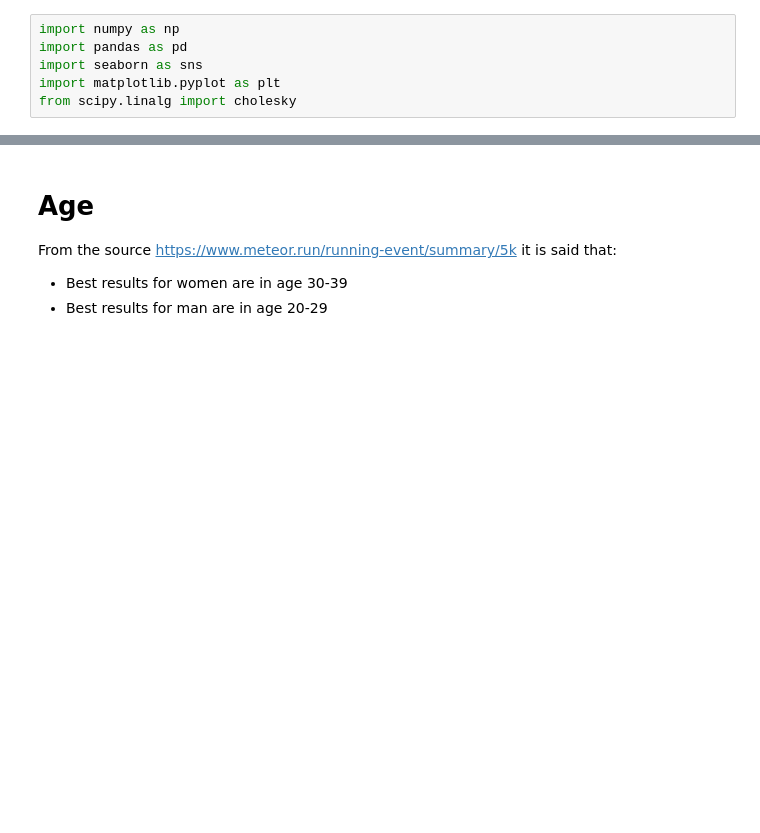
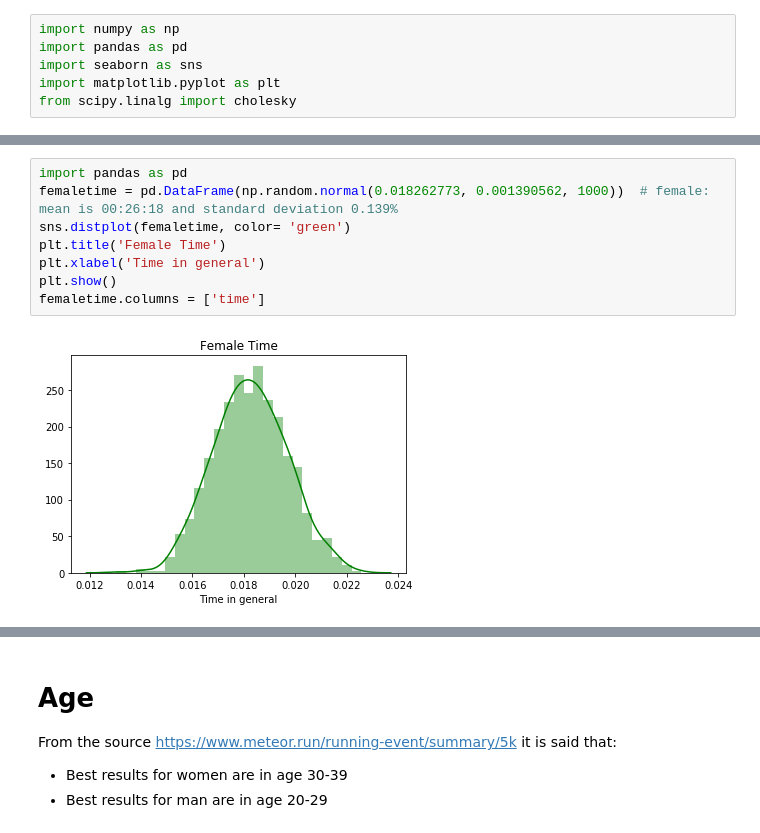
Before and after one commit to kmieluu/Project_2019, a Jupyter notebook: Untitled.ipynb, the cells around one changed output, grey strips where cells are left out. Cells and saved outputs as stored; diff of their text form; blank space fills up the shorter version.

```diff
--- a/Untitled.ipynb
+++ b/Untitled.ipynb
@@ -42,0 +75,10 @@ I got 1000 best times from Run in the Durk website, where most of
+# %%
+import pandas as pd
+femaletime = pd.DataFrame(np.random.normal(0.018262773, 0.001390562, 1000))  # female: mean is 00:26:18 and standard deviation 0.139%
+sns.distplot(femaletime, color= 'green')
+plt.title('Female Time')
+plt.xlabel('Time in general')
+plt.show()
+femaletime.columns = ['time']
+# %% [output]
+[figure, added]
```
Also changed, not shown: parts of 16 cells of this notebook.
